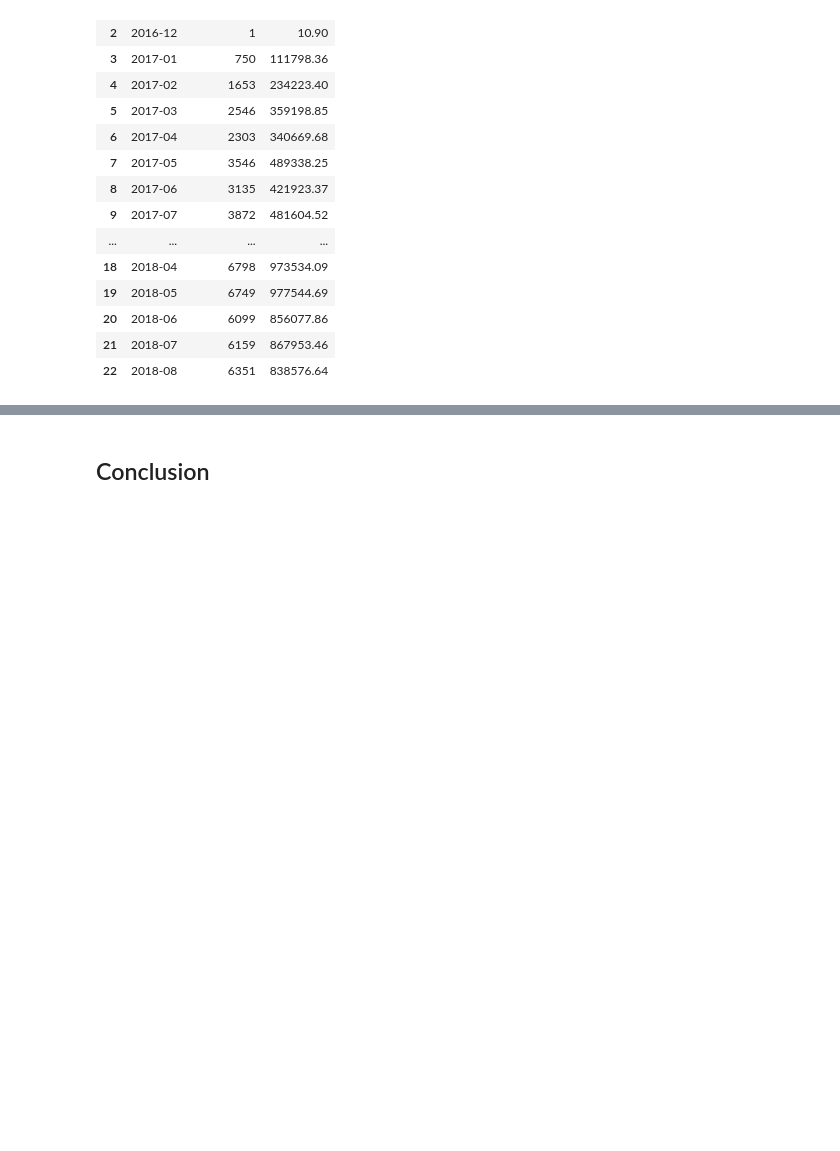
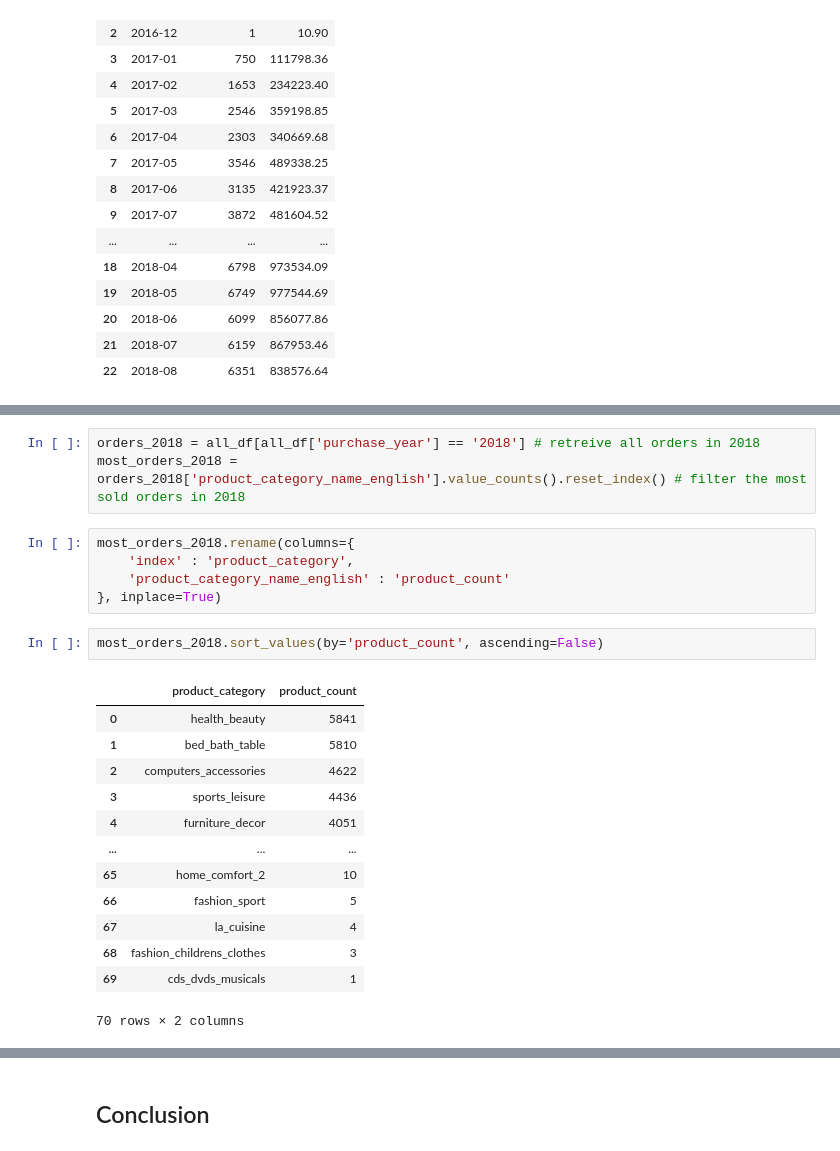
Before and after one commit to sayid-alt/olist-store-analysis-project, a Jupyter notebook: Brazilian_E_Commerce_Public_Dataset_by_Olist.ipynb, the cells around one changed output, grey strips where cells are left out. Saved outputs shown, nothing was run; the diff lists cells and outputs as text; blank space fills up the shorter version.

```diff
--- a/Brazilian_E_Commerce_Public_Dataset_by_Olist.ipynb
+++ b/Brazilian_E_Commerce_Public_Dataset_by_Olist.ipynb
@@ -1173,0 +1174,24 @@ WARNING:matplotlib.legend:No artists with labels found to put in legend.  Note t
+# %%
+orders_2018 = all_df[all_df['purchase_year'] == '2018'] # retreive all orders in 2018
+most_orders_2018 = orders_2018['product_category_name_english'].value_counts().reset_index() # filter the most sold orders in 2018
+# %%
+most_orders_2018.rename(columns={
+    'index' : 'product_category',
+    'product_category_name_english' : 'product_count'
+}, inplace=True)
+# %%
+most_orders_2018.sort_values(by='product_count', ascending=False)
+# %% [output]
+|  | product_category | product_count |
+| 0 | health_beauty | 5841 |
+| 1 | bed_bath_table | 5810 |
+| 2 | computers_accessories | 4622 |
+| 3 | sports_leisure | 4436 |
+| 4 | furniture_decor | 4051 |
+| ... | ... | ... |
+| 65 | home_comfort_2 | 10 |
+| 66 | fashion_sport | 5 |
+| 67 | la_cuisine | 4 |
+| 68 | fashion_childrens_clothes | 3 |
+| 69 | cds_dvds_musicals | 1 |
+70 rows × 2 columns
```
Also changed, not shown: parts of 6 cells of this notebook.
